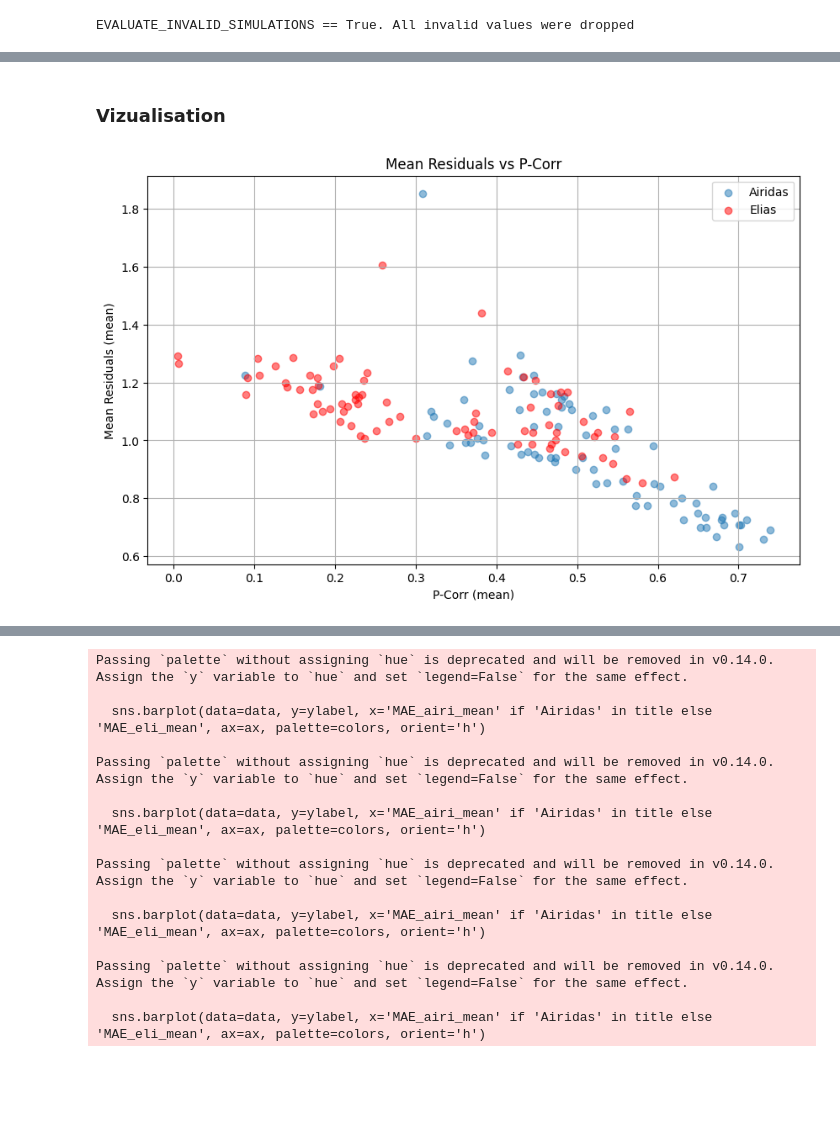
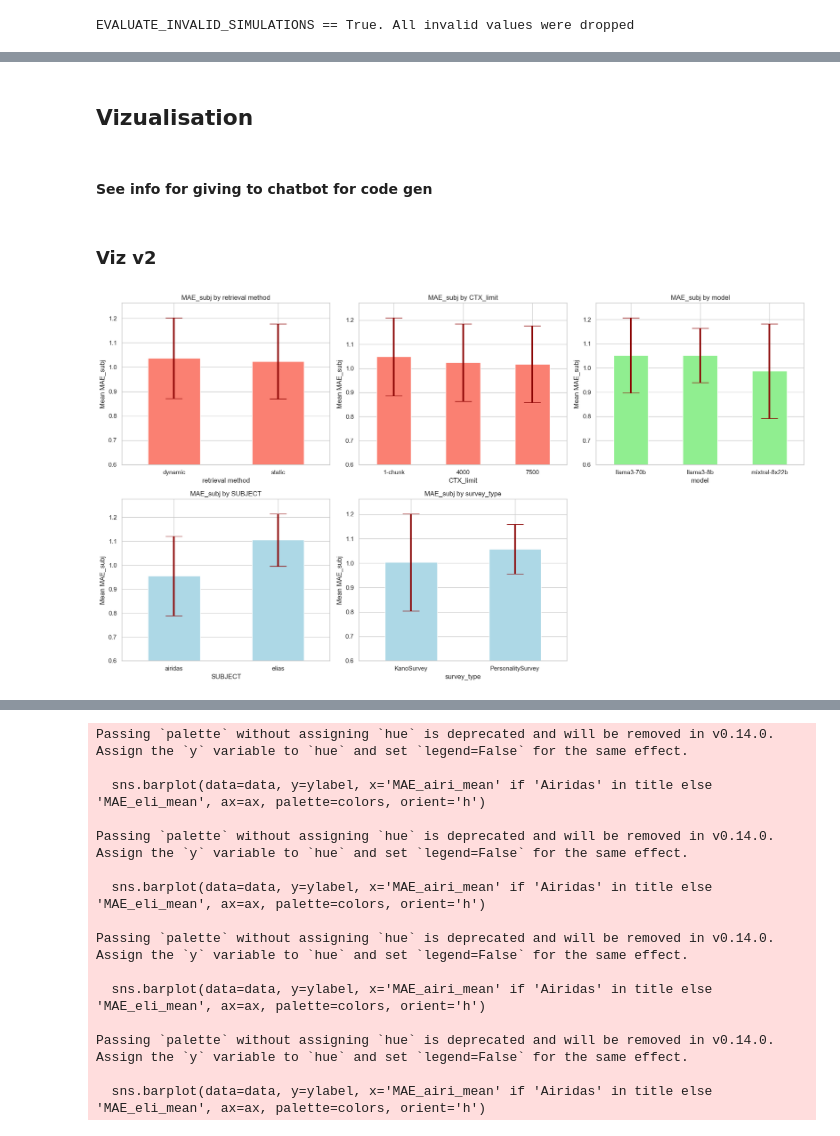
Before and after one commit to Brikas/Thesis, a Jupyter notebook: airi_analysis.ipynb, the cells around one changed output, grey strips where cells are left out. Cells and saved outputs as stored; diff of their text form; code cells hidden in the pictures; blank space fills up the shorter version.

```diff
--- a/airi_analysis.ipynb
+++ b/airi_analysis.ipynb
@@ -425,0 +522,18 @@ Total unique simulations: 78
+# %%
+for index, sim_row in dfg.iterrows():
+    for key, value in compare_to_custom_base(sim_row, dfg, base_val=global_base_scores["master"], base_name="master").items():
+        dfg.at[index, key] = value
+# %%
+# Compare to base
+for index, sim_row in dfg.iterrows():
+    for key, value in compare_to_paired_base(sim_row, dfg).items():
+        dfg.at[index, key] = value
+
+ADD_TO_MOST_IMPORTANT_COLUMNS = ["sim_signature","MAE_subj"]
+for col in ADD_TO_MOST_IMPORTANT_COLUMNS:
+    if col in MOST_IMPORTANT_COLUMNS:
+        MOST_IMPORTANT_COLUMNS.remove(col)
+MOST_IMPORTANT_COLUMNS = ADD_TO_MOST_IMPORTANT_COLUMNS + MOST_IMPORTANT_COLUMNS
+dfg = utils.bring_to_front_important_columns(dfg, MOST_IMPORTANT_COLUMNS)
+print(f"Total unique simulations: {len(dfg)}")
+dfg.head(5)
@@ -426,22 +591,4 @@ Total unique simulations: 78
 # %% [markdown]
-### Vizualisation
+## Vizualisation
-# %%
-import matplotlib.pyplot as plt
-
-# Assuming 'mean_residual_Airidas_mean' and 'p-corr_Airidas_mean' are already computed as mean values in your aggregated dataframe
-# Plotting for Airidas
-plt.figure(figsize=(10, 6))
-plt.scatter(dfg['p-corr_Airidas_mean'], dfg['MAE_airi_mean'], label='Airidas', alpha=0.5)
-
-# Assuming 'mean_residual_Elias_mean' and 'p-corr_Elias_mean' are also computed as mean values
-# Plotting for Elias
-plt.scatter(dfg['p-corr_Elias_mean'], dfg['MAE_eli_mean'], color='red', label='Elias', alpha=0.5)
-
-plt.title('Mean Residuals vs P-Corr')
-plt.xlabel('P-Corr (mean)')
-plt.ylabel('Mean Residuals (mean)')
-plt.legend()
-plt.grid(True)
-plt.show()
-# %% [output]
-[figure, removed]
+# %% [markdown]
+#### See info for giving to chatbot for code gen
@@ -447,0 +611,36 @@ plt.show()
+# %% [markdown]
+### Viz v2
+# %%
+import pandas as pd
+import matplotlib.pyplot as plt
+
+# Assuming your dataframe is named `df`
+filtered_df = dfg[dfg['is_base'] == False]
+parameters = ['retrieval method', 'CTX_limit', 'model', 'SUBJECT', 'survey_type']
+plt.figure(figsize=(18, 10))
+for i, param in enumerate(parameters, 1):
+    plt.subplot(2, 3, i)
+
+    if param == 'SUBJECT':
+        colors = ['lightblue', 'lightblue', 'lightblue']  # Adjust colors as needed
+    elif param == 'survey_type':
+        colors = ['lightblue', 'lightblue']
+    elif param == 'model':
+        colors = ['lightgreen', 'lightgreen', 'lightgreen']
+    else:
+        colors = 'salmon'  # General color for other parameters
+
+
+    # Group by the parameter and calculate mean MAE_subj
+    stds = filtered_df.groupby(param)['MAE_subj'].std()
+    means = filtered_df.groupby(param)['MAE_subj'].mean()
+    means.plot(kind='bar', color=colors, yerr=stds, error_kw={'capsize': 15, 'ecolor': 'darkred', 'elinewidth': 3, 'alpha': 1})
+    plt.title(f'MAE_subj by {param}')
+    plt.ylabel('Mean MAE_subj')
+    plt.xticks(rotation=0)
+    plt.ylim(bottom=0.6)  # Set the minimum y-axis limit
+
+plt.tight_layout()
+plt.show()
+# %% [output]
+[figure, added]
```
Also changed, not shown: parts of 33 cells of this notebook, 1 other file.
